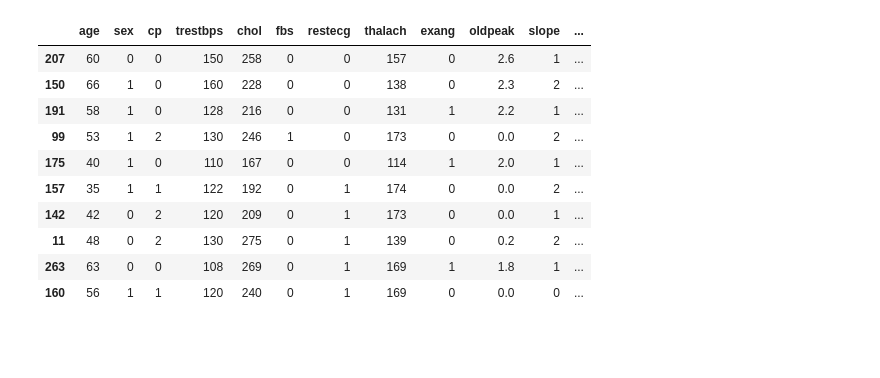
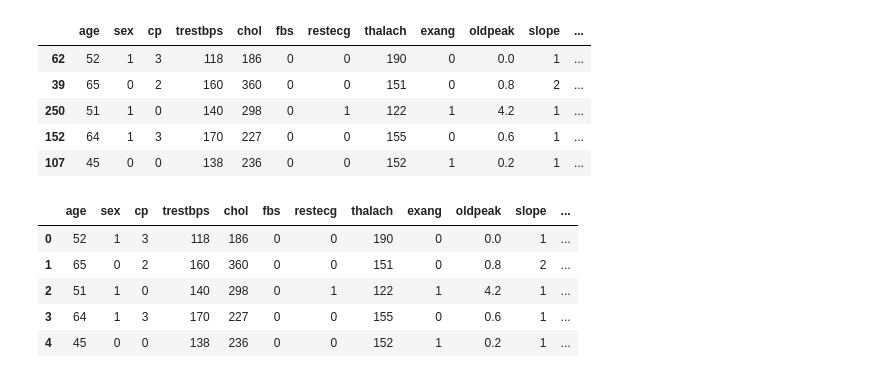
Before and after one commit to kscrow/Data_Sci_Project, a Jupyter notebook: heartproject.ipynb, the cells around one changed output. Saved outputs shown, nothing was run; the diff lists cells and outputs as text; code cells hidden in the pictures; blank space fills up the shorter version.

```diff
--- a/heartproject.ipynb
+++ b/heartproject.ipynb
@@ -8,20 +24,23 @@ import numpy as np
 # %%
-heartdata = pd.read_csv('heart_kaggle_project.csv')
 heartdata = heartdata.reindex(np.random.permutation(heartdata.index))
+heartdata.head()
+# %% [output]
+|  | age | sex | cp | trestbps | chol | fbs | restecg | thalach | exang | oldpeak | slope | ... |
+| 62 | 52 | 1 | 3 | 118 | 186 | 0 | 0 | 190 | 0 | 0.0 | 1 | ... |
+| 39 | 65 | 0 | 2 | 160 | 360 | 0 | 0 | 151 | 0 | 0.8 | 2 | ... |
+| 250 | 51 | 1 | 0 | 140 | 298 | 0 | 1 | 122 | 1 | 4.2 | 1 | ... |
+| 152 | 64 | 1 | 3 | 170 | 227 | 0 | 0 | 155 | 0 | 0.6 | 1 | ... |
+| 107 | 45 | 0 | 0 | 138 | 236 | 0 | 0 | 152 | 1 | 0.2 | 1 | ... |
-# %%
-heartdata.head(10)
-# %% [output]
-|  | age | sex | cp | trestbps | chol | fbs | restecg | thalach | exang | oldpeak | slope | ... |
-| 207 | 60 | 0 | 0 | 150 | 258 | 0 | 0 | 157 | 0 | 2.6 | 1 | ... |
-| 150 | 66 | 1 | 0 | 160 | 228 | 0 | 0 | 138 | 0 | 2.3 | 2 | ... |
-| 191 | 58 | 1 | 0 | 128 | 216 | 0 | 0 | 131 | 1 | 2.2 | 1 | ... |
-| 99 | 53 | 1 | 2 | 130 | 246 | 1 | 0 | 173 | 0 | 0.0 | 2 | ... |
-| 175 | 40 | 1 | 0 | 110 | 167 | 0 | 0 | 114 | 1 | 2.0 | 1 | ... |
-| 157 | 35 | 1 | 1 | 122 | 192 | 0 | 1 | 174 | 0 | 0.0 | 2 | ... |
-| 142 | 42 | 0 | 2 | 120 | 209 | 0 | 1 | 173 | 0 | 0.0 | 1 | ... |
-| 11 | 48 | 0 | 2 | 130 | 275 | 0 | 1 | 139 | 0 | 0.2 | 2 | ... |
-| 263 | 63 | 0 | 0 | 108 | 269 | 0 | 1 | 169 | 1 | 1.8 | 1 | ... |
-| 160 | 56 | 1 | 1 | 120 | 240 | 0 | 1 | 169 | 0 | 0.0 | 0 | ... |
+# %%
+heartdata = heartdata.reset_index(drop=True)
+heartdata.head()
+# %% [output]
+|  | age | sex | cp | trestbps | chol | fbs | restecg | thalach | exang | oldpeak | slope | ... |
+| 0 | 52 | 1 | 3 | 118 | 186 | 0 | 0 | 190 | 0 | 0.0 | 1 | ... |
+| 1 | 65 | 0 | 2 | 160 | 360 | 0 | 0 | 151 | 0 | 0.8 | 2 | ... |
+| 2 | 51 | 1 | 0 | 140 | 298 | 0 | 1 | 122 | 1 | 4.2 | 1 | ... |
+| 3 | 64 | 1 | 3 | 170 | 227 | 0 | 0 | 155 | 0 | 0.6 | 1 | ... |
+| 4 | 45 | 0 | 0 | 138 | 236 | 0 | 0 | 152 | 1 | 0.2 | 1 | ... |
 # %%
 y = heartdata['target']
 x = heartdata.drop('target', axis = 1)
```
Also changed, not shown: parts of 15 cells of this notebook.
